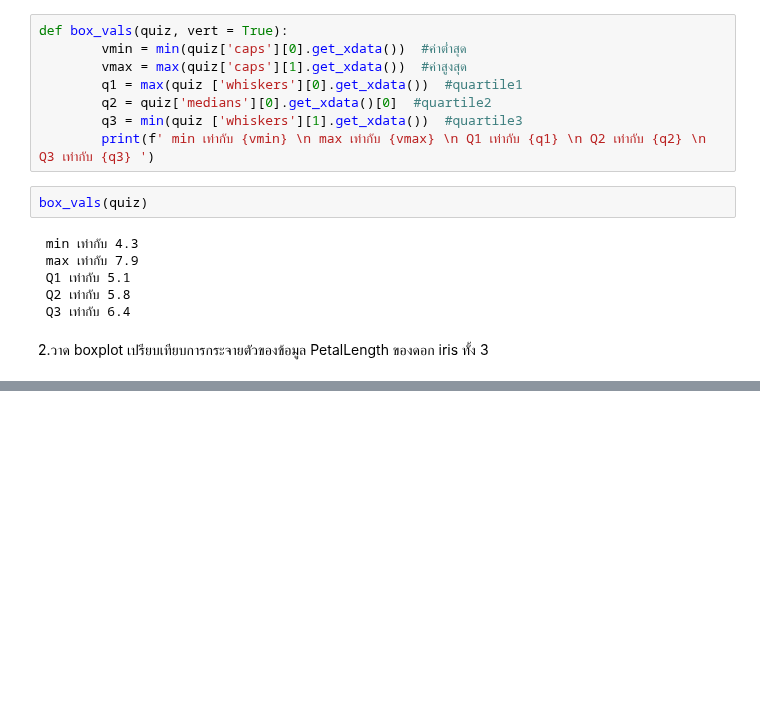
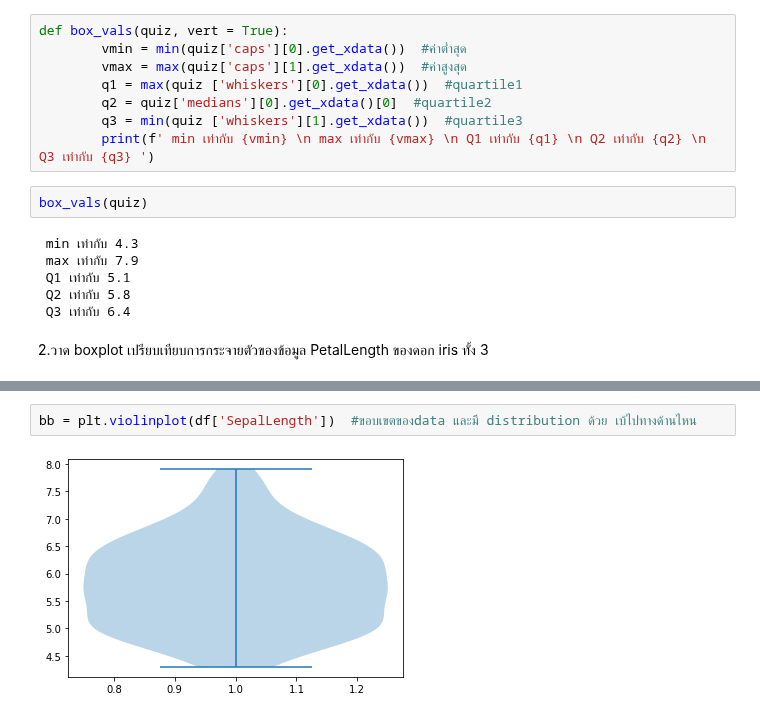
Before and after one commit to sskboonmee/data_viz_2022, a Jupyter notebook: DataViz02_Data_Distribution.ipynb, the cells around one changed output, grey strips where cells are left out. Saved outputs shown, nothing was run; the diff lists cells and outputs as text; blank space fills up the shorter version.

```diff
--- a/DataViz02_Data_Distribution.ipynb
+++ b/DataViz02_Data_Distribution.ipynb
@@ -316,0 +379,4 @@ plt.title('Iris-virginica')
+# %%
+bb = plt.violinplot(df['SepalLength'])  #ขอบเขตของdata และมี distribution ด้วย เบ้ไปทางด้านไหน
+# %% [output]
+[figure, added]
```
Also changed, not shown: parts of 19 cells of this notebook.
